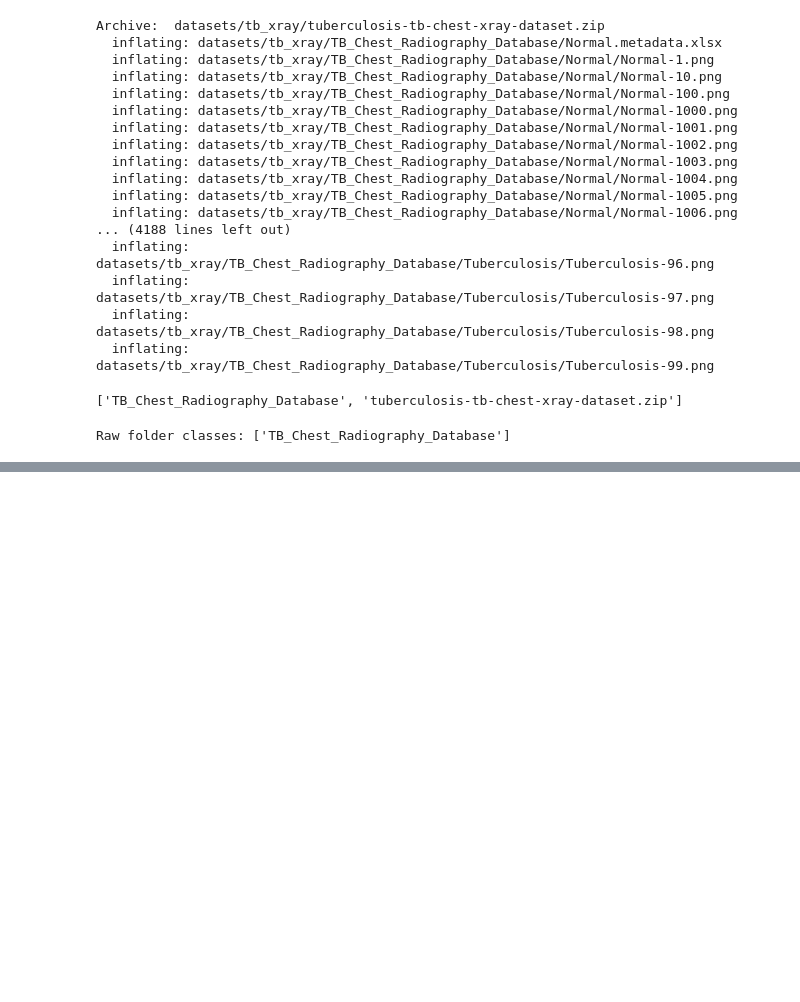
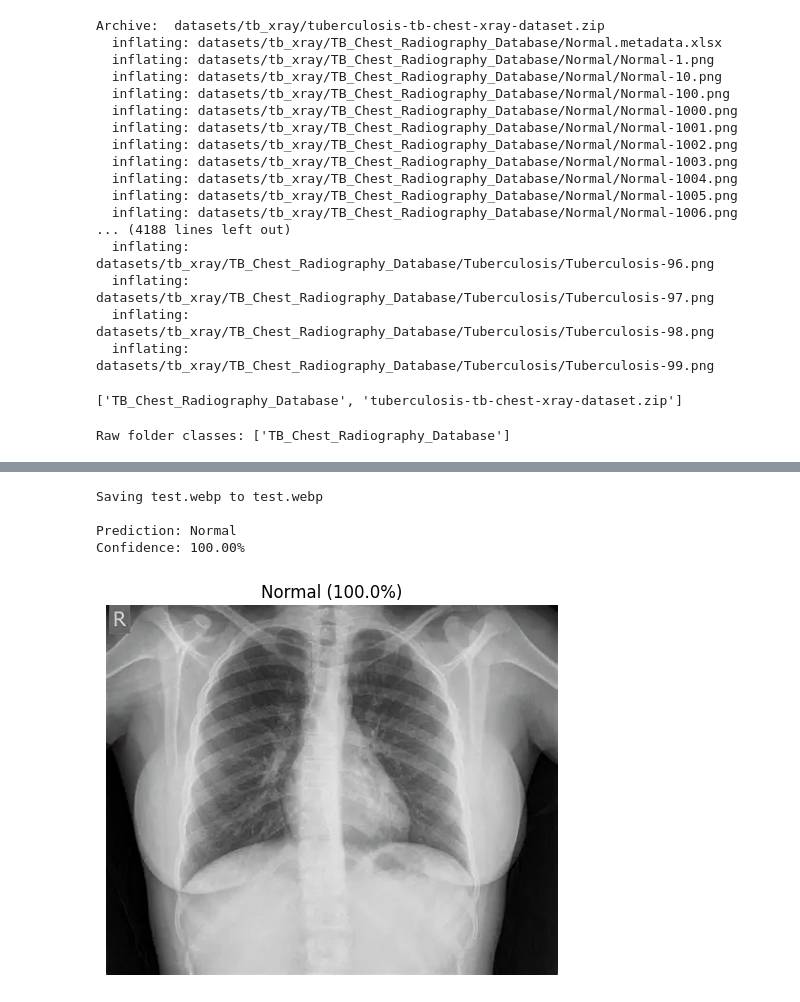
Before and after one commit to Arvindsaura/minor, a Jupyter notebook: m_2.ipynb, the cells around one changed output, grey strips where cells are left out. Cells and saved outputs as stored; diff of their text form; code cells hidden in the pictures; blank space fills up the shorter version.

```diff
--- a/m_2.ipynb
+++ b/m_2.ipynb
@@ -534,0 +537,42 @@ Epoch 8 | Train Acc: 100.00% | Val Acc: 100.00%
+# %%
+from google.colab import files
+from PIL import Image
+import torch
+import matplotlib.pyplot as plt
+
+uploaded = files.upload()
+filename = list(uploaded.keys())[0]
+
+img = Image.open(filename).convert("RGB")
+
+predict_tf = transforms.Compose([
+    transforms.Resize(256),
+    transforms.CenterCrop(224),
+    transforms.ToTensor(),
+    transforms.Normalize([0.485,0.456,0.406],
+                         [0.229,0.224,0.225])
+])
+
+x = predict_tf(img).unsqueeze(0)
+
+device = "cuda" if torch.cuda.is_available() else "cpu"
+model = model.to(device)
+x = x.to(device)
+
+model.eval()
+with torch.no_grad():
+    out = model(x)
+    probs = torch.softmax(out, dim=1)[0]
+    conf, idx = torch.max(probs, 0)
+
+# Human labels
+labels = ["Normal", "TB"]
+
+print(f"\nPrediction: {labels[idx.item()]}")
+print(f"Confidence: {conf.item()*100:.2f}%")
+
+plt.imshow(img)
+plt.axis("off")
+plt.title(f"{labels[idx.item()]} ({conf.item()*100:.1f}%)")
+plt.show()
+# %% [output]
@@ -534,0 +580,5 @@ Epoch 8 | Train Acc: 100.00% | Val Acc: 100.00%
+Saving test.webp to test.webp
+
+Prediction: Normal
+Confidence: 100.00%
+[figure, added]
```
Also changed, not shown: parts of 2 cells of this notebook.
